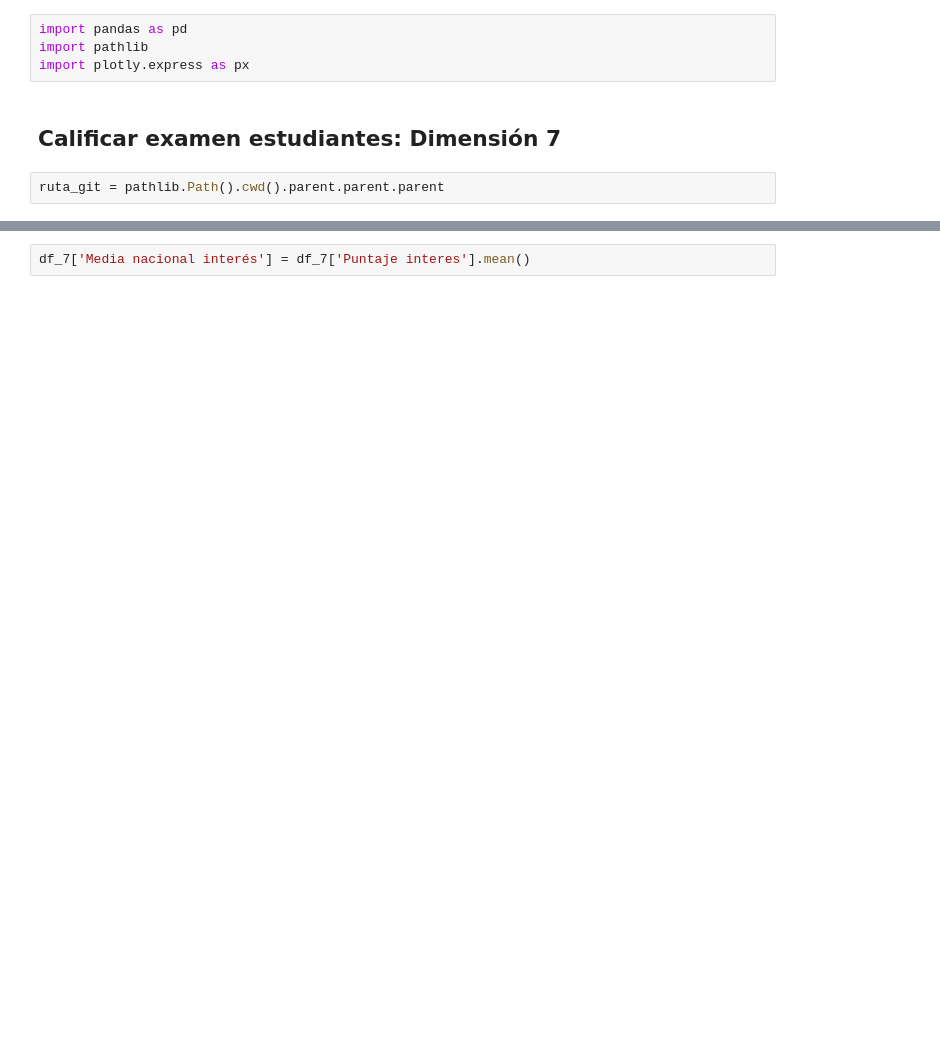
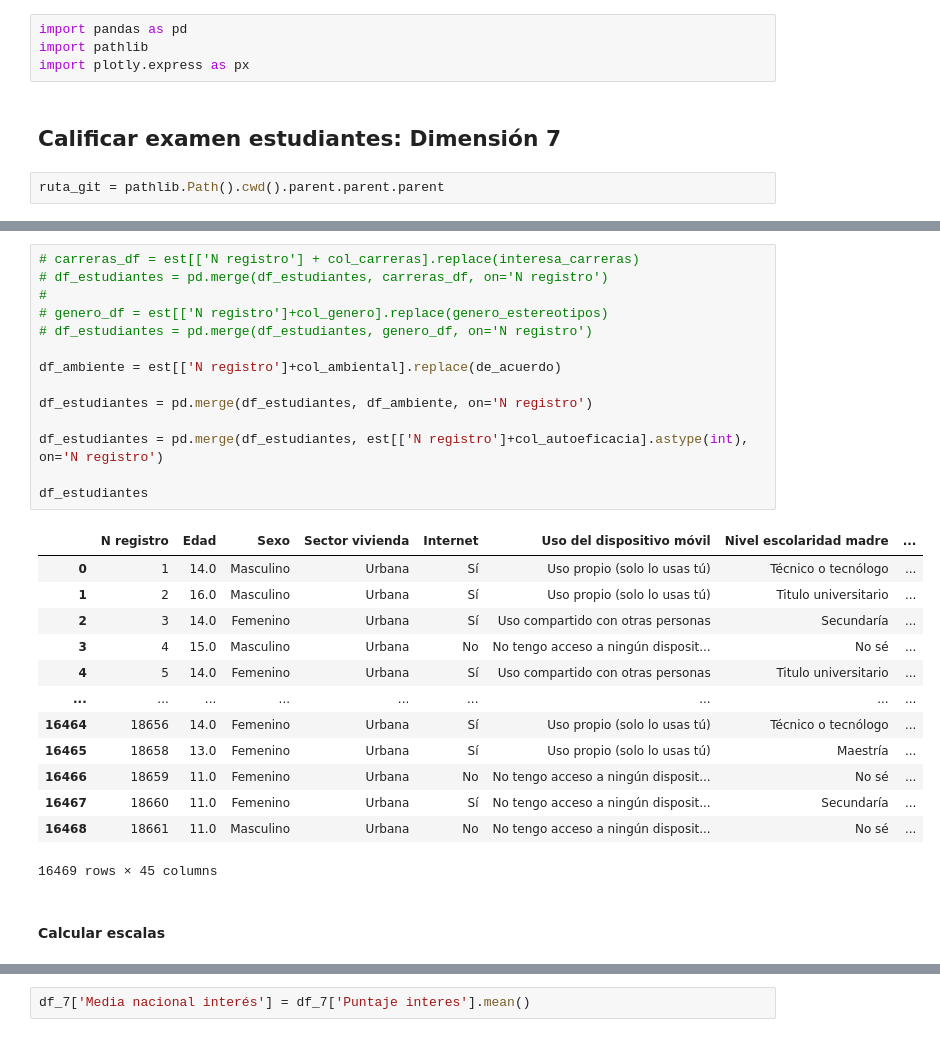
Before and after one commit to mariaf494/CFK2022, a Jupyter notebook: utils/cleaners/Marco_consolidacion/consolidacion_D7.ipynb, the cells around one changed output, grey strips where cells are left out. Cells and saved outputs as stored; diff of their text form; blank space fills up the shorter version.

```diff
--- a/utils/cleaners/Marco_consolidacion/consolidacion_D7.ipynb
+++ b/utils/cleaners/Marco_consolidacion/consolidacion_D7.ipynb
@@ -79,0 +114,30 @@ est = est.reset_index()
+# %%
+# carreras_df = est[['N registro'] + col_carreras].replace(interesa_carreras)
+# df_estudiantes = pd.merge(df_estudiantes, carreras_df, on='N registro')
+#
+# genero_df = est[['N registro']+col_genero].replace(genero_estereotipos)
+# df_estudiantes = pd.merge(df_estudiantes, genero_df, on='N registro')
+
+df_ambiente = est[['N registro']+col_ambiental].replace(de_acuerdo)
+
+df_estudiantes = pd.merge(df_estudiantes, df_ambiente, on='N registro')
+
+df_estudiantes = pd.merge(df_estudiantes, est[['N registro']+col_autoeficacia].astype(int), on='N registro')
+
+df_estudiantes
+# %% [output]
+|  | N registro | Edad | Sexo | Sector vivienda | Internet | Uso del dispositivo móvil | Nivel escolaridad madre | ... |
+| 0 | 1 | 14.0 | Masculino | Urbana | Sí | Uso propio (solo lo usas tú) | Técnico o tecnólogo | ... |
+| 1 | 2 | 16.0 | Masculino | Urbana | Sí | Uso propio (solo lo usas tú) | Titulo universitario | ... |
+| 2 | 3 | 14.0 | Femenino | Urbana | Sí | Uso compartido con otras personas | Secundaría | ... |
+| 3 | 4 | 15.0 | Masculino | Urbana | No | No tengo acceso a ningún disposit... | No sé | ... |
+| 4 | 5 | 14.0 | Femenino | Urbana | Sí | Uso compartido con otras personas | Titulo universitario | ... |
+| ... | ... | ... | ... | ... | ... | ... | ... | ... |
+| 16464 | 18656 | 14.0 | Femenino | Urbana | Sí | Uso propio (solo lo usas tú) | Técnico o tecnólogo | ... |
+| 16465 | 18658 | 13.0 | Femenino | Urbana | Sí | Uso propio (solo lo usas tú) | Maestría | ... |
+| 16466 | 18659 | 11.0 | Femenino | Urbana | No | No tengo acceso a ningún disposit... | No sé | ... |
+| 16467 | 18660 | 11.0 | Femenino | Urbana | Sí | No tengo acceso a ningún disposit... | Secundaría | ... |
+| 16468 | 18661 | 11.0 | Masculino | Urbana | No | No tengo acceso a ningún disposit... | No sé | ... |
+16469 rows × 45 columns
+# %% [markdown]
+#### Calcular escalas
```
Also changed, not shown: parts of 21 cells of this notebook, 1 other file.
